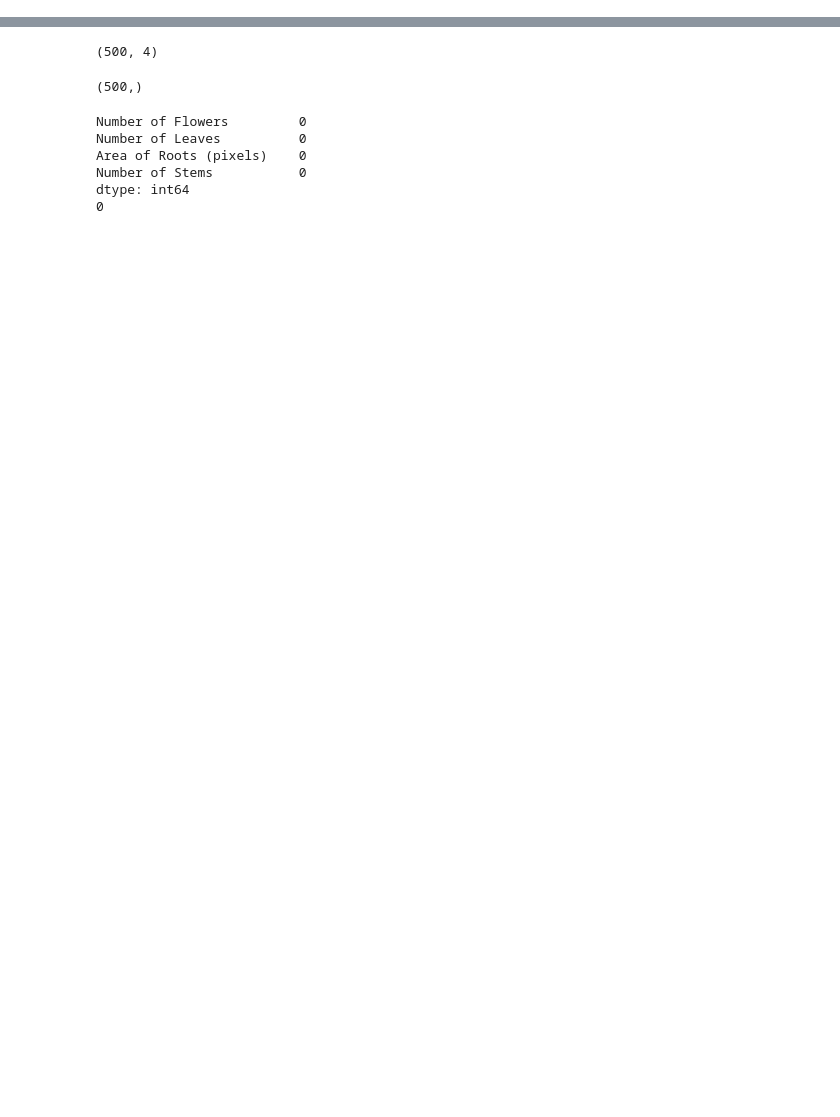
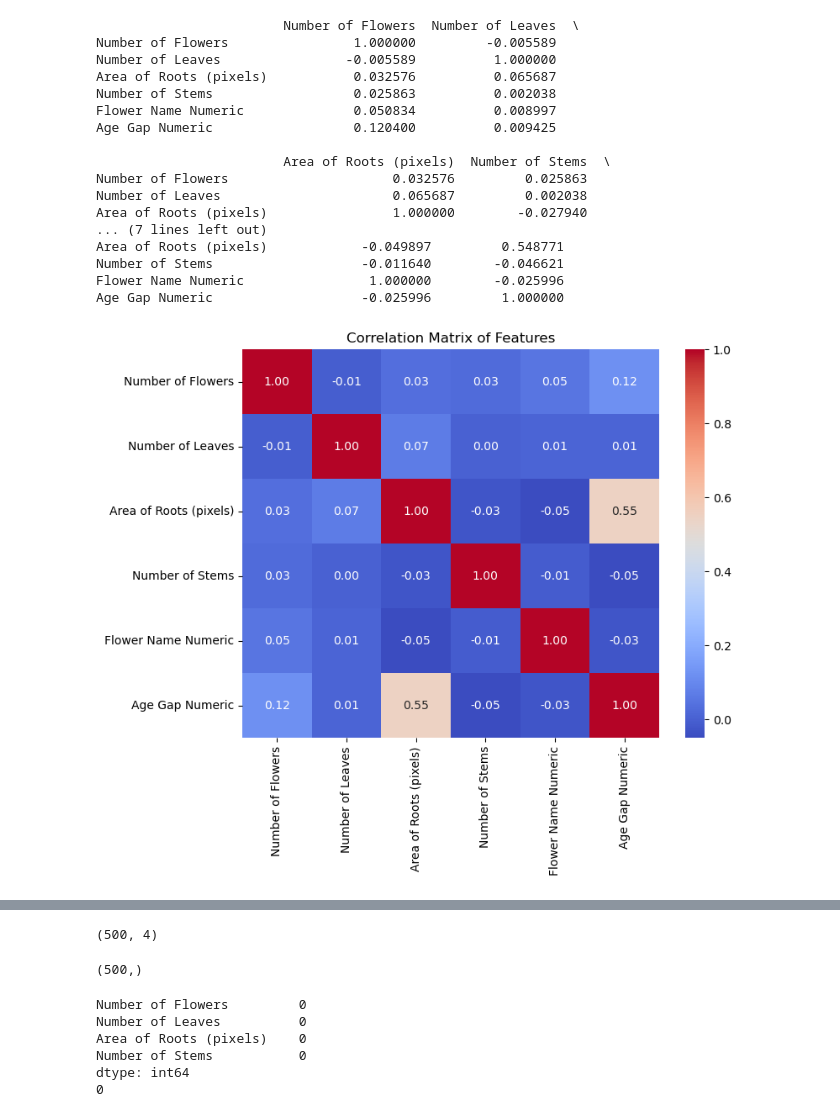
Before and after one commit to Dilshan09/24-25J-056, a Jupyter notebook: FertilizerRecommmender/TrainAgePredictor/OrchidAgePredictor.ipynb, the cells around one changed output, grey strips where cells are left out. Cells and saved outputs as stored; diff of their text form; code cells hidden in the pictures; blank space fills up the shorter version.

```diff
--- a/FertilizerRecommmender/TrainAgePredictor/OrchidAgePredictor.ipynb
+++ b/FertilizerRecommmender/TrainAgePredictor/OrchidAgePredictor.ipynb
@@ -101,3 +129,31 @@ Age Gap Numeric                1.000000
+# %%
+# Display correlation matrix
+print(correlation_matrix)
+
+# Visualize correlation matrix as a heatmap
+plt.figure(figsize=(8, 6))
+sns.heatmap(correlation_matrix, annot=True, fmt=".2f", cmap="coolwarm", cbar=True)
+plt.title("Correlation Matrix of Features")
+plt.show()
+# %% [output]
+                        Number of Flowers  Number of Leaves  \
+Number of Flowers                1.000000         -0.005589
+Number of Leaves                -0.005589          1.000000
+Area of Roots (pixels)           0.032576          0.065687
+Number of Stems                  0.025863          0.002038
+Flower Name Numeric              0.050834          0.008997
+Age Gap Numeric                  0.120400          0.009425
+
+                        Area of Roots (pixels)  Number of Stems  \
+Number of Flowers                     0.032576         0.025863
+Number of Leaves                      0.065687         0.002038
+Area of Roots (pixels)                1.000000        -0.027940
+... (7 lines left out)
+Area of Roots (pixels)            -0.049897         0.548771
+Number of Stems                   -0.011640        -0.046621
+Flower Name Numeric                1.000000        -0.025996
+Age Gap Numeric                   -0.025996         1.000000
+[figure, added]
 # %%
 # Check for null values in the dataset
 print("Null values before removal:\n", data.isnull().sum())
```
Also changed, not shown: parts of 16 cells of this notebook, 1 other file.
